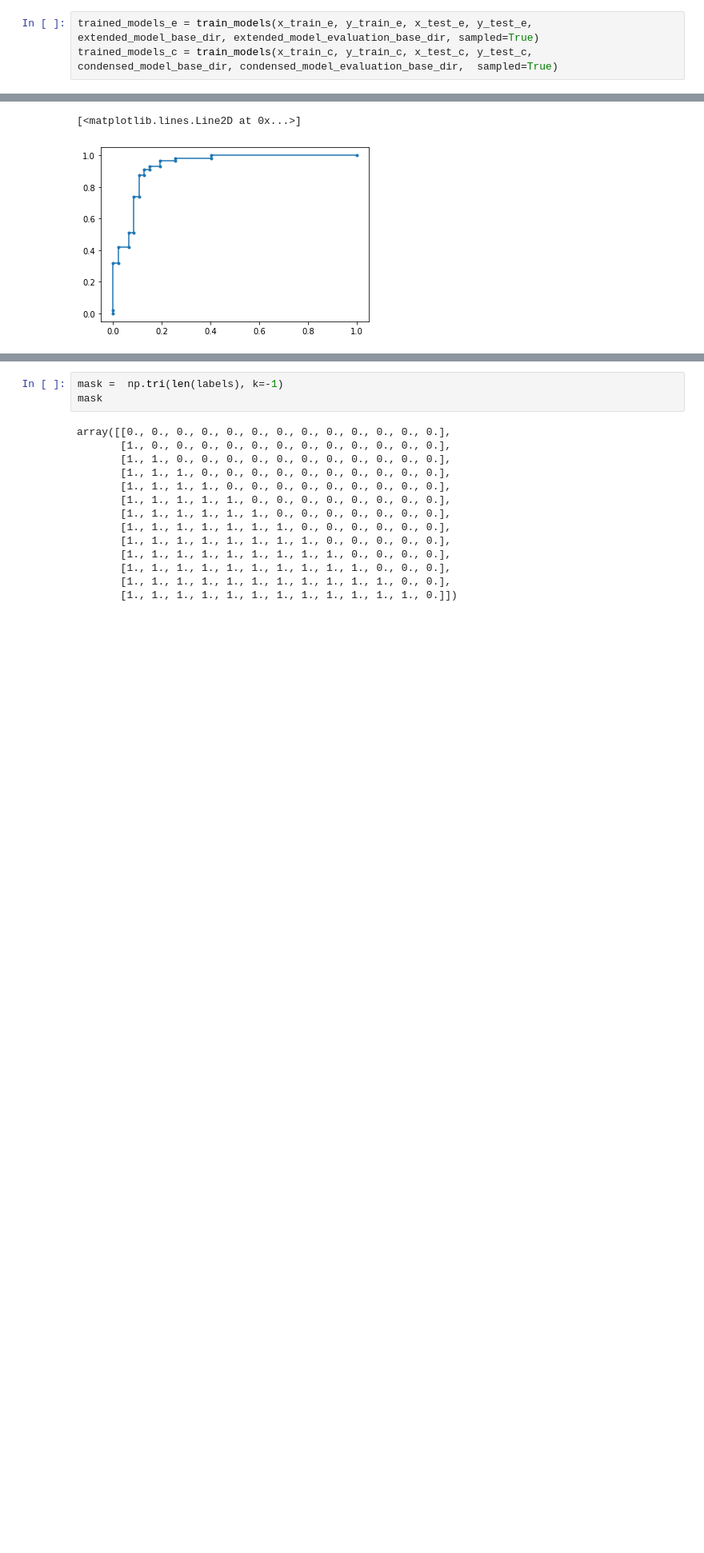
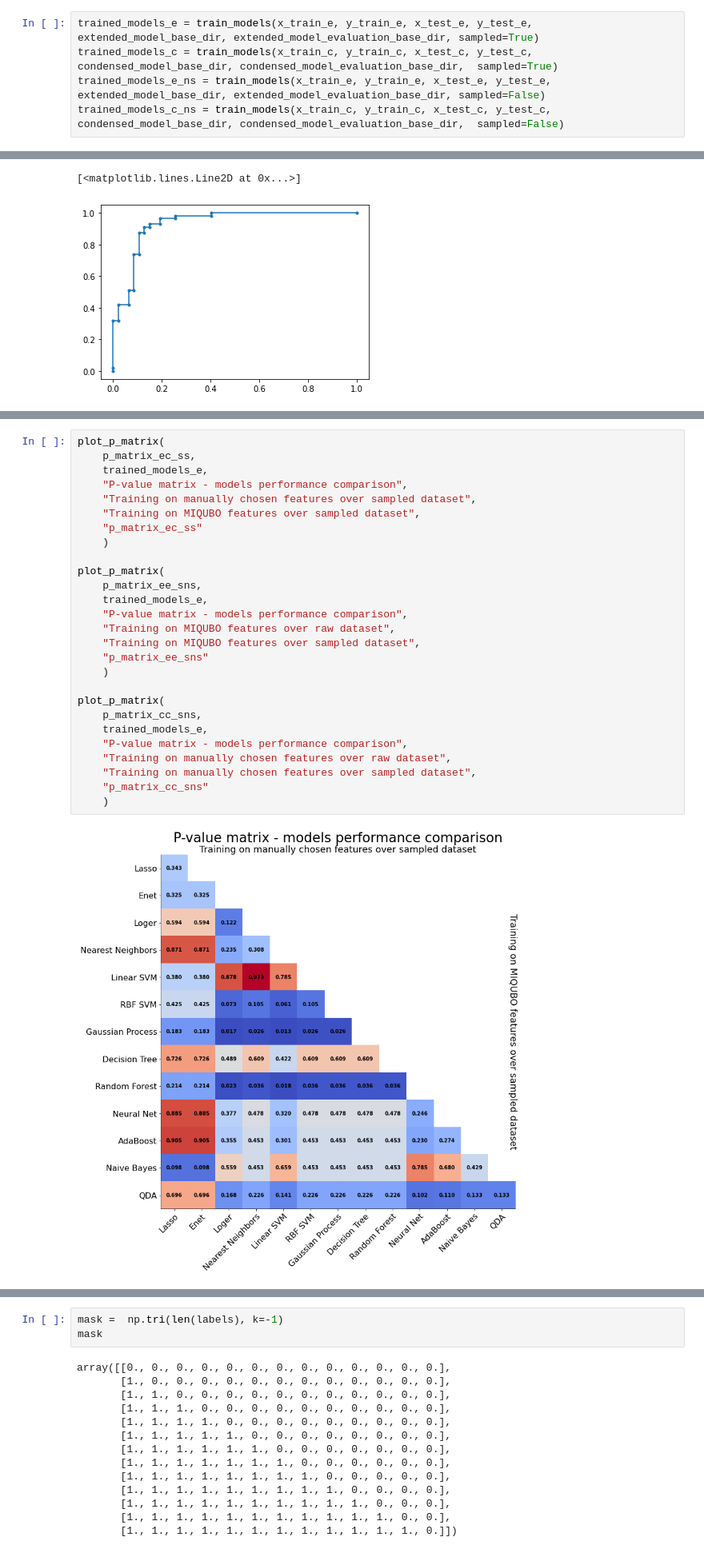
Before and after one commit to FilipKubackiSoton/Feature-Extraction-Medical-ResearchDwave, a Jupyter notebook: dataprocessing.ipynb, the cells around one changed output, grey strips where cells are left out. Shown at 80% size. Cells and saved outputs as stored; diff of their text form; blank space fills up the shorter version.

Commit message:
sample raw p_matrix plot improved

```diff
--- a/dataprocessing.ipynb
+++ b/dataprocessing.ipynb
@@ -196,4 +214,6 @@ def train_models(x_train, y_train, x_test, y_test, model_base_path, model_eval_b
 # %%
 trained_models_e = train_models(x_train_e, y_train_e, x_test_e, y_test_e, extended_model_base_dir, extended_model_evaluation_base_dir, sampled=True)
 trained_models_c = train_models(x_train_c, y_train_c, x_test_c, y_test_c, condensed_model_base_dir, condensed_model_evaluation_base_dir,  sampled=True)
+trained_models_e_ns = train_models(x_train_e, y_train_e, x_test_e, y_test_e, extended_model_base_dir, extended_model_evaluation_base_dir, sampled=False)
+trained_models_c_ns = train_models(x_train_c, y_train_c, x_test_c, y_test_c, condensed_model_base_dir, condensed_model_evaluation_base_dir,  sampled=False)
 # %% [output]
@@ -294,0 +416,29 @@ np.savetxt("p_matrix.csv", p_matrix, delimiter = ',')
+# %%
+plot_p_matrix(
+    p_matrix_ec_ss,
+    trained_models_e,
+    "P-value matrix - models performance comparison",
+    "Training on manually chosen features over sampled dataset",
+    "Training on MIQUBO features over sampled dataset",
+    "p_matrix_ec_ss"
+    )
+
+plot_p_matrix(
+    p_matrix_ee_sns,
+    trained_models_e,
+    "P-value matrix - models performance comparison",
+    "Training on MIQUBO features over raw dataset",
+    "Training on MIQUBO features over sampled dataset",
+    "p_matrix_ee_sns"
+    )
+
+plot_p_matrix(
+    p_matrix_cc_sns,
+    trained_models_e,
+    "P-value matrix - models performance comparison",
+    "Training on manually chosen features over raw dataset",
+    "Training on manually chosen features over sampled dataset",
+    "p_matrix_cc_sns"
+    )
+# %% [output]
+[figure, added]
```
Also changed, not shown: parts of 6 cells of this notebook, 37 other files.
